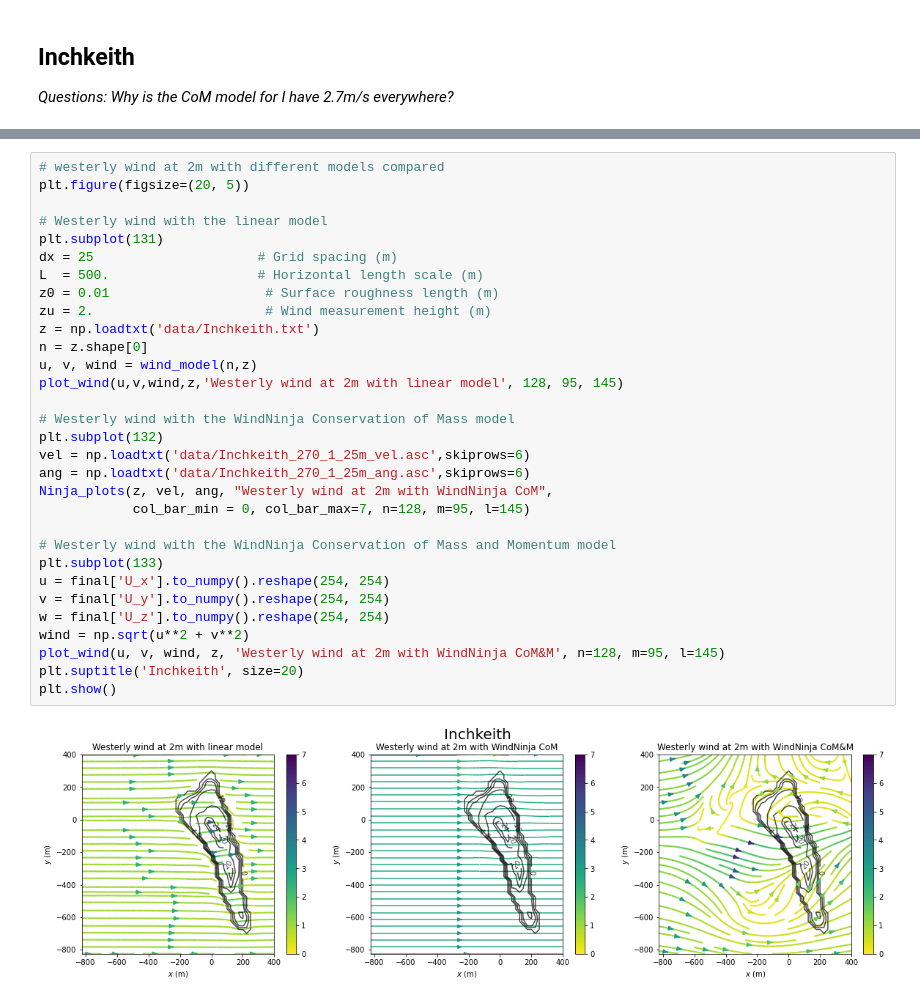
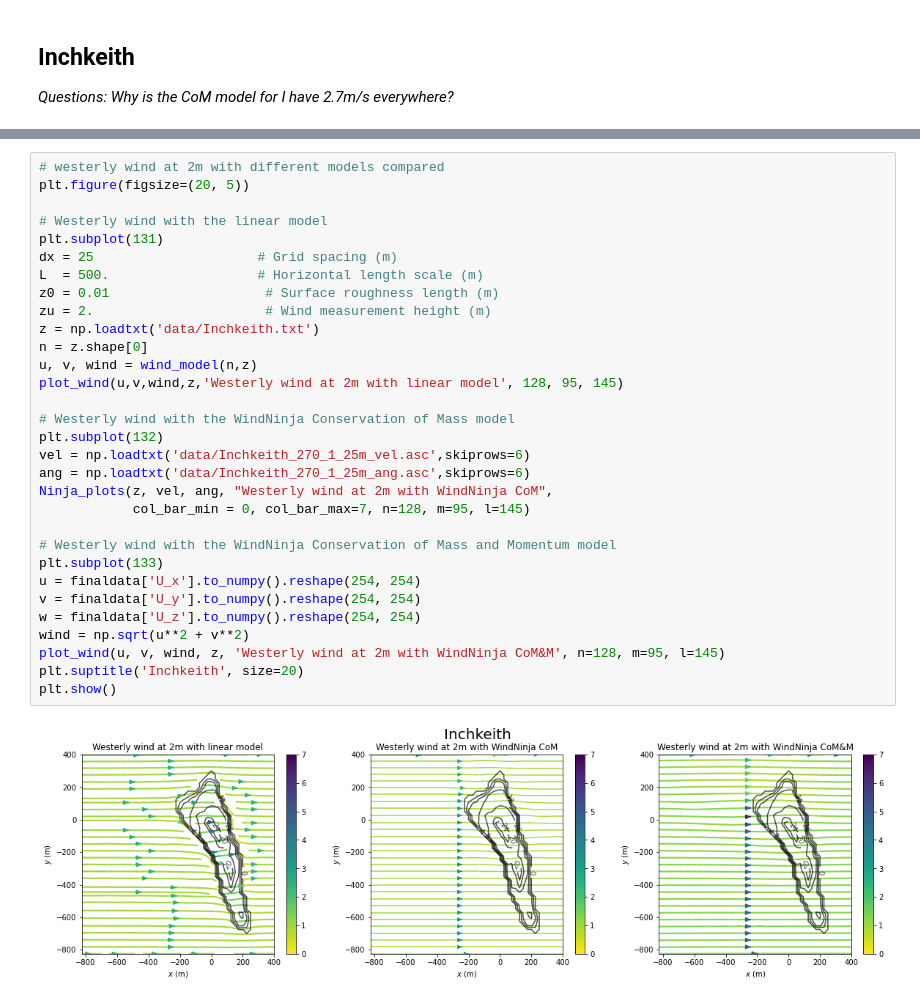
Before and after one commit to dhegedus99/MetGroupProject, a Jupyter notebook: ComparingModels.ipynb, the cells around one changed output, grey strips where cells are left out. Drawn from its saved outputs; the diff is of its cells as text.

```diff
--- a/ComparingModels.ipynb
+++ b/ComparingModels.ipynb
@@ -246,33 +246,33 @@ finaldata
 # %%
 # westerly wind at 2m with different models compared
 plt.figure(figsize=(20, 5))
 
 # Westerly wind with the linear model
 plt.subplot(131)
 dx = 25                     # Grid spacing (m)
 L  = 500.                   # Horizontal length scale (m)
 z0 = 0.01                    # Surface roughness length (m)
 zu = 2.                      # Wind measurement height (m)
 z = np.loadtxt('data/Inchkeith.txt')
 n = z.shape[0]
 u, v, wind = wind_model(n,z)
 plot_wind(u,v,wind,z,'Westerly wind at 2m with linear model', 128, 95, 145)
 
 # Westerly wind with the WindNinja Conservation of Mass model
 plt.subplot(132)
 vel = np.loadtxt('data/Inchkeith_270_1_25m_vel.asc',skiprows=6)
 ang = np.loadtxt('data/Inchkeith_270_1_25m_ang.asc',skiprows=6)
 Ninja_plots(z, vel, ang, "Westerly wind at 2m with WindNinja CoM",
             col_bar_min = 0, col_bar_max=7, n=128, m=95, l=145)
 
 # Westerly wind with the WindNinja Conservation of Mass and Momentum model
 plt.subplot(133)
-u = final['U_x'].to_numpy().reshape(254, 254)
-v = final['U_y'].to_numpy().reshape(254, 254)
-w = final['U_z'].to_numpy().reshape(254, 254)
+u = finaldata['U_x'].to_numpy().reshape(254, 254)
+v = finaldata['U_y'].to_numpy().reshape(254, 254)
+w = finaldata['U_z'].to_numpy().reshape(254, 254)
 wind = np.sqrt(u**2 + v**2)
 plot_wind(u, v, wind, z, 'Westerly wind at 2m with WindNinja CoM&M', n=128, m=95, l=145)
 plt.suptitle('Inchkeith', size=20)
 plt.show()
 # %% [output]
-[figure, old version]
+[figure, new version]
```
Also changed, not shown: parts of 5 cells of this notebook, 21 other files.
